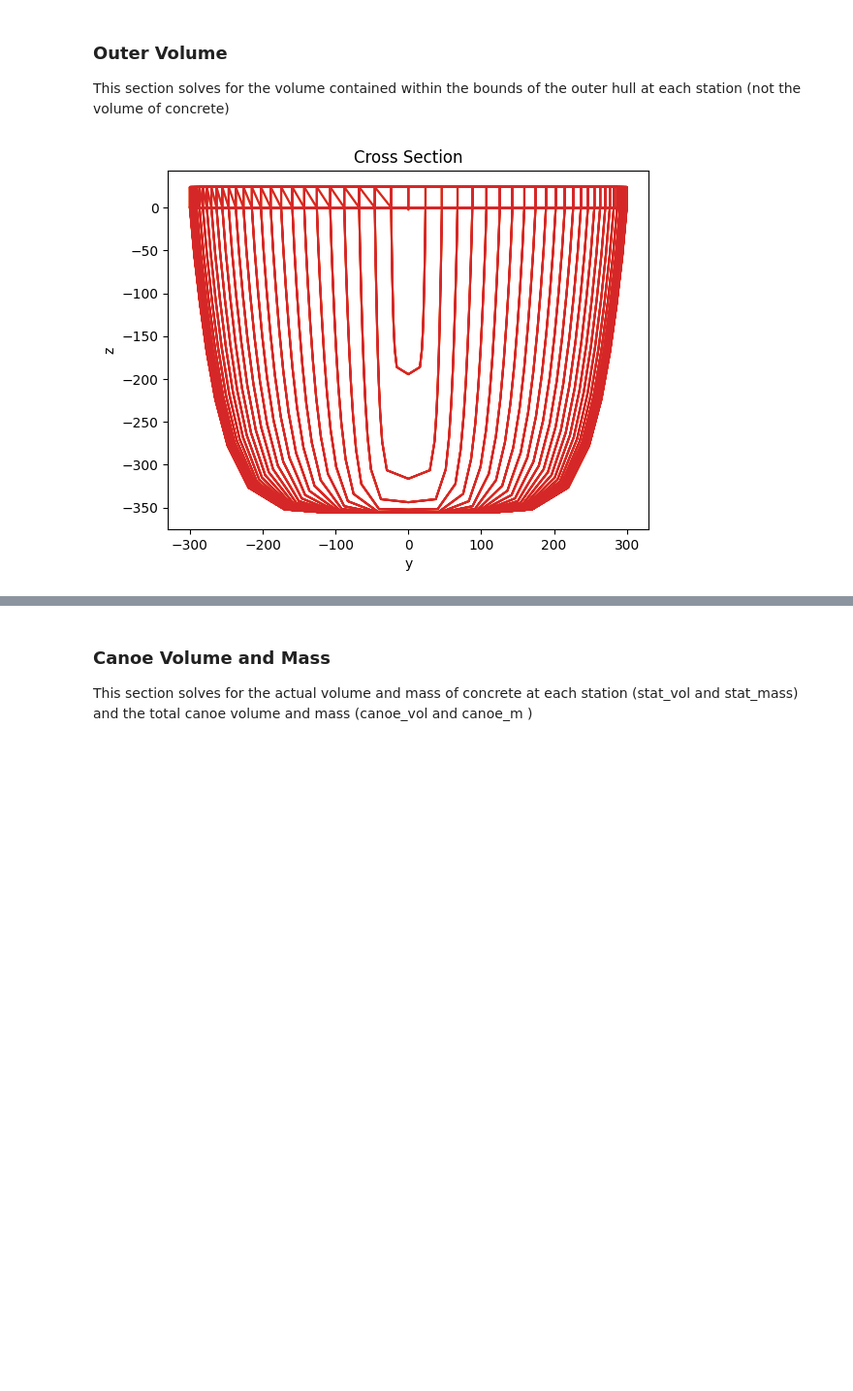
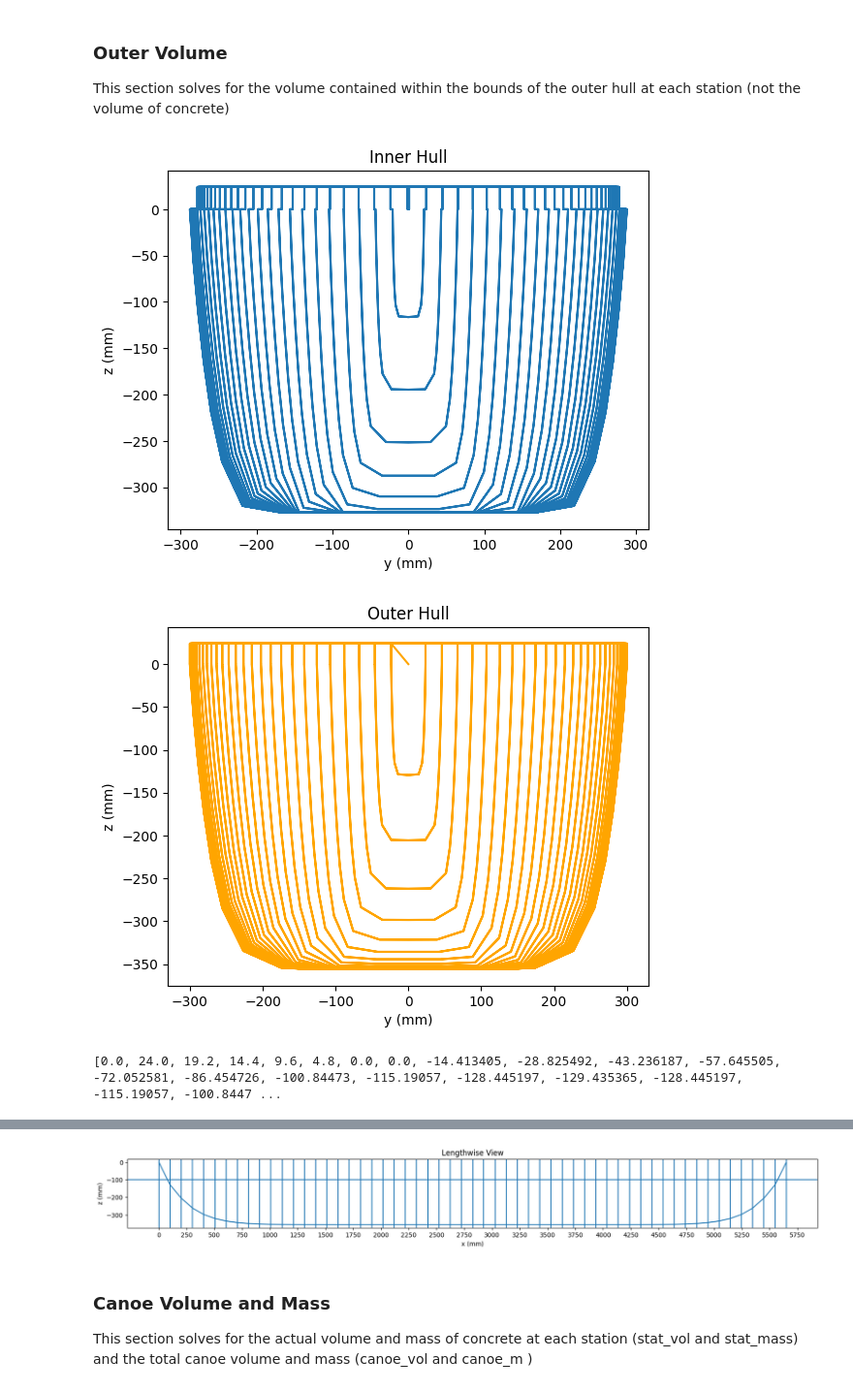
Before and after one commit to UWaterlooConcreteCanoe/Structural_Analysis, a Jupyter notebook: Approximation-Vol Diff.ipynb, the cells around one changed output, grey strips where cells are left out. Shown at 97% size. Saved outputs shown, nothing was run; the diff lists cells and outputs as text; code cells hidden in the pictures; blank space fills up the shorter version.

```diff
--- a/Approximation-Vol Diff.ipynb
+++ b/Approximation-Vol Diff.ipynb
@@ -211,16 +211,46 @@ for k in range(0,station_no-1,1):
     # Append the volume to the array of all station inner hull volumes
     vol_out.append(volume)
 # %%
-plt.plot(printCrossSectionYIn, printCrossSectionZIn)
-plt.plot(printCrossSectionYOut, printCrossSectionZOut)
-plt.plot(printCrossSectionCOMPAREYIn, printCrossSectionCOMPAREZIn)
-plt.plot(printCrossSectionCOMPAREYOut, printCrossSectionCOMPAREZOut)
-plt.title('Cross Section')
-plt.xlabel('y')
-plt.ylabel('z')
+
+plt.plot(plotInnerHull[0], plotInnerHull[1])
+plt.title('Inner Hull')
+plt.xlabel('y (mm)')
+plt.ylabel('z (mm)')
+plt.show()
+
+plt.plot(plotOuterHull[0], plotOuterHull[1], c='orange')
+plt.title('Outer Hull')
+plt.xlabel('y (mm)')
+plt.ylabel('z (mm)')
+plt.show()
+
+print(plotOuterHull[1])
+
+view_stations = [28]
+key_station = 28
+for view_station in view_stations:
+    plt.plot(plotInnerStation[view_station][0], plotInnerStation[view_station][1], c=('blue' if view_station == key_station else 'green'))
+    plt.plot(plotOuterStation[view_station][0], plotOuterStation[view_station][1], c=('blue' if view_station == key_station else 'green'))
+plt.title(f'Station {view_stations} Cross-Section')
+plt.xlabel('y (mm)')
+plt.ylabel('z (mm)')
+plt.show()
+
+# Plot lenthwise
+plt.figure(figsize=(20, 2))
+plt.plot(station, [0] + [min(plotOuterStation[x][1]) for x in range(1, len(station)-1)] + [0])
+plt.axhline(-100)
+for st in station:
+    plt.axvline(st)
+plt.xticks(range(0, 6000, 250))
+plt.title(f'Lengthwise View')
+plt.xlabel('x (mm)')
+plt.ylabel('z (mm)')
 plt.show()
 
 # for i in range(len(printCrossSectionYIn)):
 #     print(printCrossSectionYIn[i] - printCrossSectionYOut[i], printCrossSectionZIn[i] - printCrossSectionZOut[i])
 # %% [output]
-[figure, old version]
+[figure, new version]
+[figure, added]
+[0.0, 24.0, 19.2, 14.4, 9.6, 4.8, 0.0, 0.0, -14.413405, -28.825492, -43.236187, -57.645505, -72.052581, -86.454726, -100.84473, -115.19057, -128.445197, -129.435365, -128.445197, -115.19057, -100.8447 ...
@@ -227,3 +258,4 @@ plt.show()
+[figure, added]
 # %% [markdown]
 ### Canoe Volume and Mass
 This section solves for the actual volume and mass of concrete at each station (stat_vol and stat_mass)
```
Also changed, not shown: parts of 11 cells of this notebook, 57 other files.
